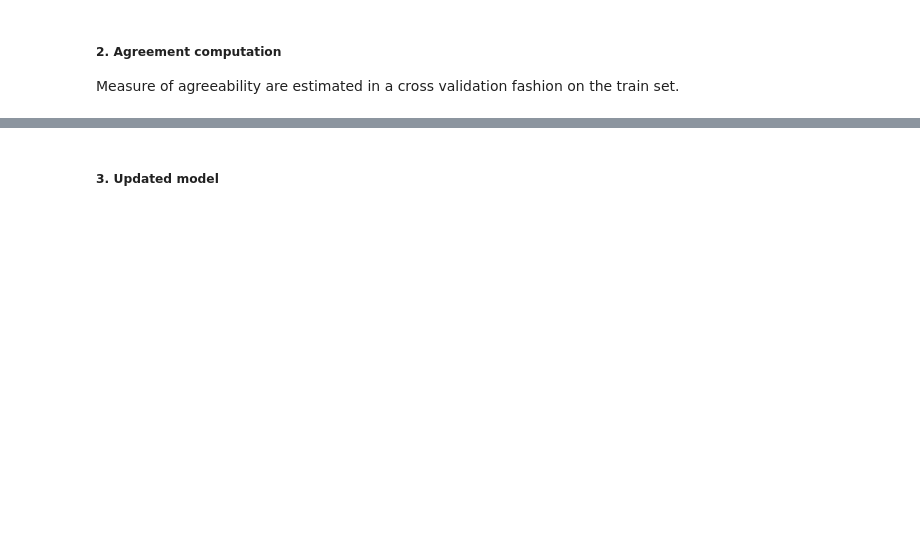
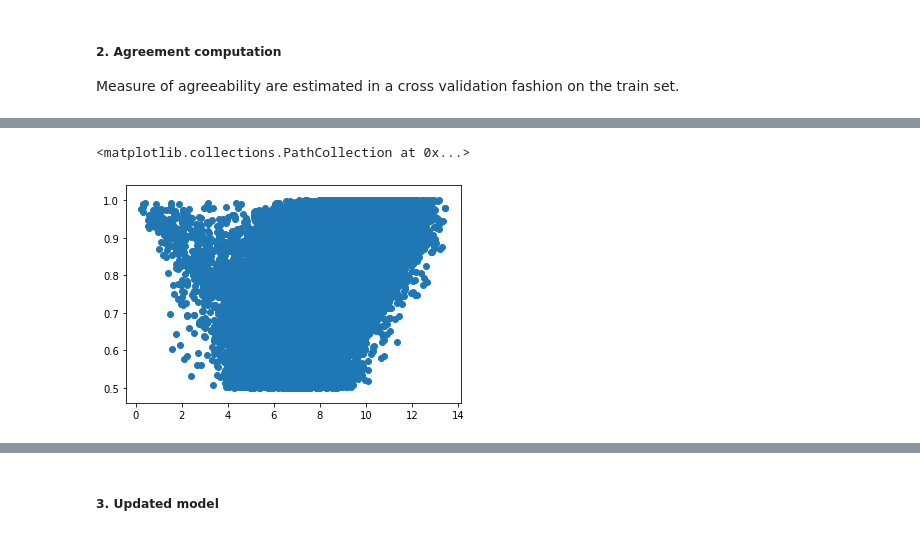
Before and after one commit to mariadea/influence-labelers, a Jupyter notebook: synthetic/ChildWelfare-synthetic.ipynb, the cells around one changed output, grey strips where cells are left out. Drawn from its saved outputs; the diff is of its cells as text; code cells hidden in the pictures; blank space fills up the shorter version.

```diff
--- a/synthetic/ChildWelfare-synthetic.ipynb
+++ b/synthetic/ChildWelfare-synthetic.ipynb
@@ -350,6 +223,12 @@ T105837
 # %%
 # Compute metrics agreeability
 center_metric, opposing_metric = compute_agreeability(influence)
+# %%
+import matplotlib.pyplot as plt
+plt.scatter(center_metric, opposing_metric)
+# %% [output]
+<matplotlib.collections.PathCollection at 0x...>
+[figure, added]
 # %%
 # Apply criteria on amalgamation
 high_conf = (predictions > (1 - rho)) | (predictions < rho)
```
Also changed, not shown: parts of 33 cells of this notebook, 1 other file.
